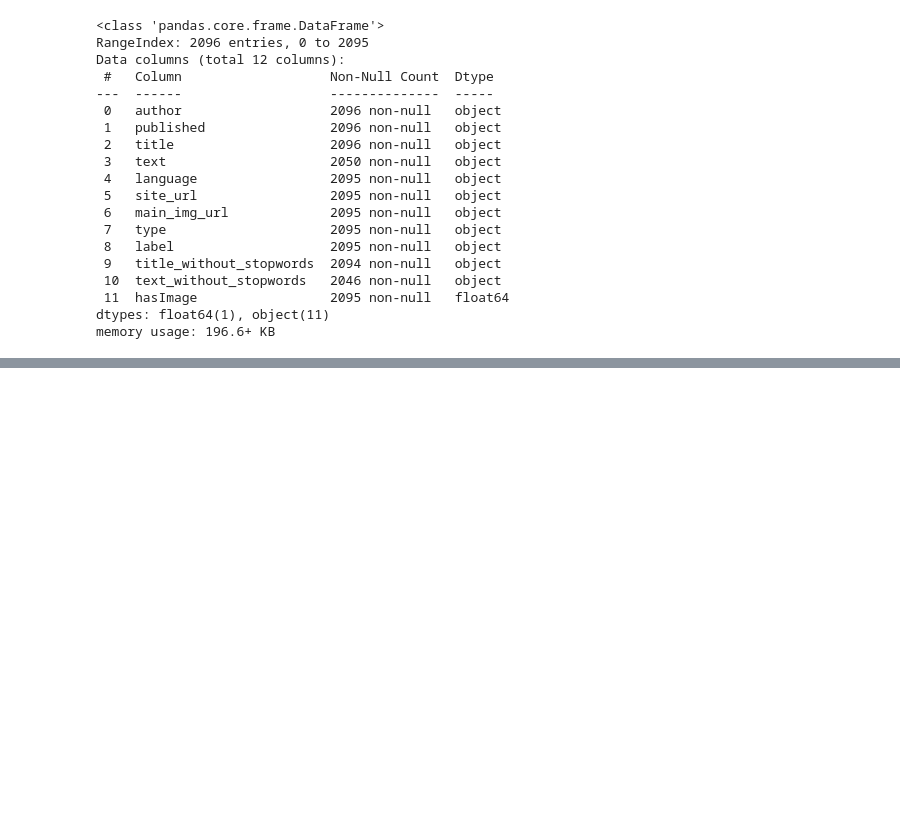
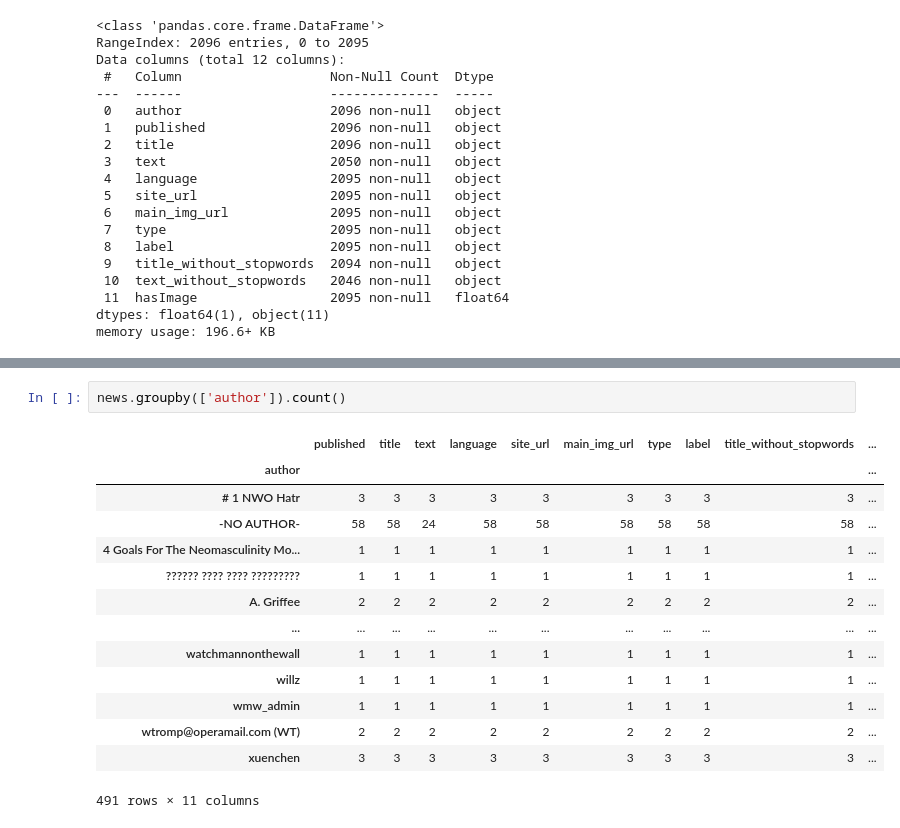
Before and after one commit to catstacks/TDADSAssignments, a Jupyter notebook: SupervisedML.ipynb, the cells around one changed output, grey strips where cells are left out. Drawn from its saved outputs; the diff is of its cells as text; blank space fills up the shorter version.

```diff
--- a/SupervisedML.ipynb
+++ b/SupervisedML.ipynb
@@ -37,0 +72,17 @@ memory usage: 196.6+ KB
+# %%
+news.groupby(['author']).count()
+# %% [output]
+|  | published | title | text | language | site_url | main_img_url | type | label | title_without_stopwords | ... |
+| author |  |  |  |  |  |  |  |  |  | ... |
+| # 1 NWO Hatr | 3 | 3 | 3 | 3 | 3 | 3 | 3 | 3 | 3 | ... |
+| -NO AUTHOR- | 58 | 58 | 24 | 58 | 58 | 58 | 58 | 58 | 58 | ... |
+| 4 Goals For The Neomasculinity Mo... | 1 | 1 | 1 | 1 | 1 | 1 | 1 | 1 | 1 | ... |
+| ?????? ???? ???? ????????? | 1 | 1 | 1 | 1 | 1 | 1 | 1 | 1 | 1 | ... |
+| A. Griffee | 2 | 2 | 2 | 2 | 2 | 2 | 2 | 2 | 2 | ... |
+| ... | ... | ... | ... | ... | ... | ... | ... | ... | ... | ... |
+| watchmannonthewall | 1 | 1 | 1 | 1 | 1 | 1 | 1 | 1 | 1 | ... |
+| willz | 1 | 1 | 1 | 1 | 1 | 1 | 1 | 1 | 1 | ... |
+| wmw_admin | 1 | 1 | 1 | 1 | 1 | 1 | 1 | 1 | 1 | ... |
+| wtromp@operamail.com (WT) | 2 | 2 | 2 | 2 | 2 | 2 | 2 | 2 | 2 | ... |
+| xuenchen | 3 | 3 | 3 | 3 | 3 | 3 | 3 | 3 | 3 | ... |
+491 rows × 11 columns
```
Also changed, not shown: parts of 5 cells of this notebook.
